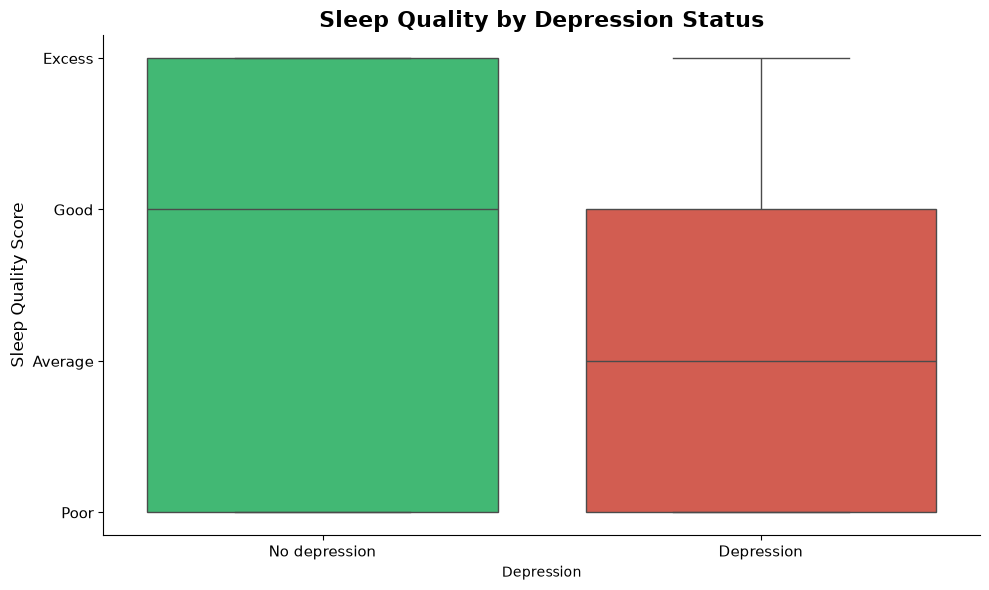
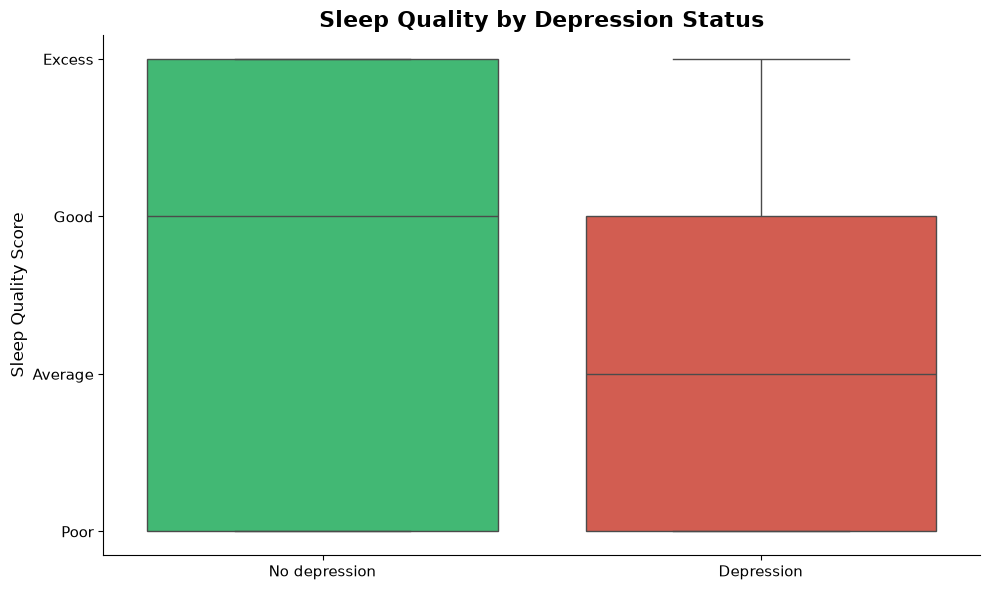
The change to this notebook cell's code, shown as a diff; its figure went from the first image to the second:
--- before
+++ after
@@ -3,4 +3,5 @@
 plt.title("Sleep Quality by Depression Status", fontsize = 16, fontweight = 'bold')
 plt.ylabel("Sleep Quality Score", fontsize = 12)
+plt.xlabel('')
 plt.xticks([0, 1], ['No depression', 'Depression'], fontsize = 11)
 plt.yticks([1, 2, 3, 4], ['Poor', 'Average', 'Good', 'Excess'], fontsize = 11)

Commit: Made the visualisation for the case that i was studying.